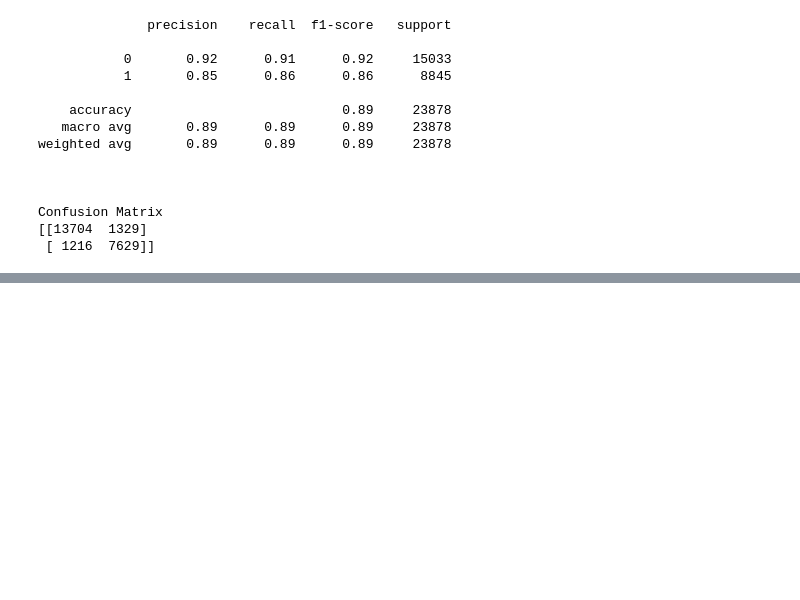
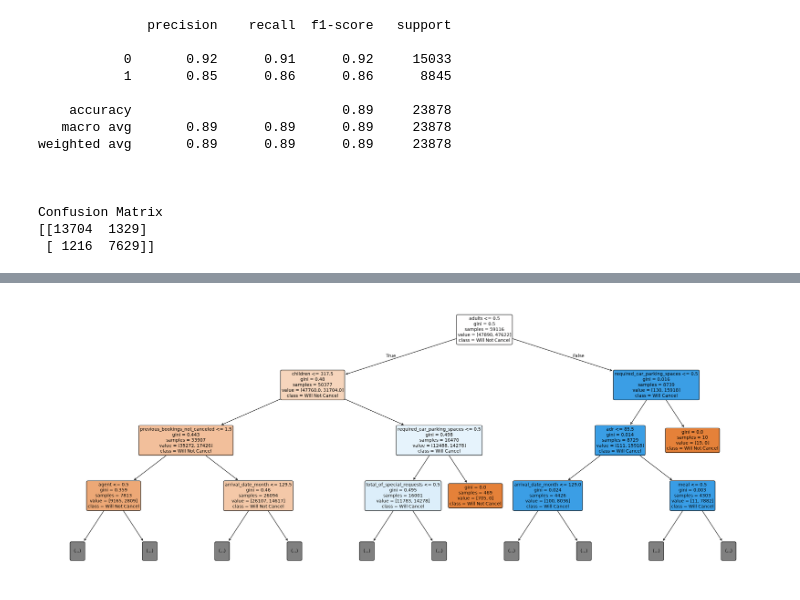
Before and after one commit to Lang-Shin/applied-ml-pipelines, a Jupyter notebook: RandomForest/Practice2/hotel_booking_calcellation_prediction.ipynb, the cells around one changed output, grey strips where cells are left out. Saved outputs shown, nothing was run; the diff lists cells and outputs as text; code cells hidden in the pictures; blank space fills up the shorter version.

```diff
--- a/RandomForest/Practice2/hotel_booking_calcellation_prediction.ipynb
+++ b/RandomForest/Practice2/hotel_booking_calcellation_prediction.ipynb
@@ -140,0 +169,19 @@ Confusion Matrix
+# %%
+# Plot first tree
+from sklearn.tree import plot_tree
+
+fig, ax = plt.subplots(figsize=(23, 9))
+
+plot_tree(
+    model.estimators_[0],
+    max_depth = 3,
+    feature_names = X.columns,
+    class_names=['Will Not Cancel', 'Will Cancel'],
+    filled=True,
+    rounded=True,
+    fontsize=10
+)
+
+plt.tight_layout()
+# %% [output]
+[figure, added]
```
Also changed, not shown: parts of 1 cell of this notebook.
